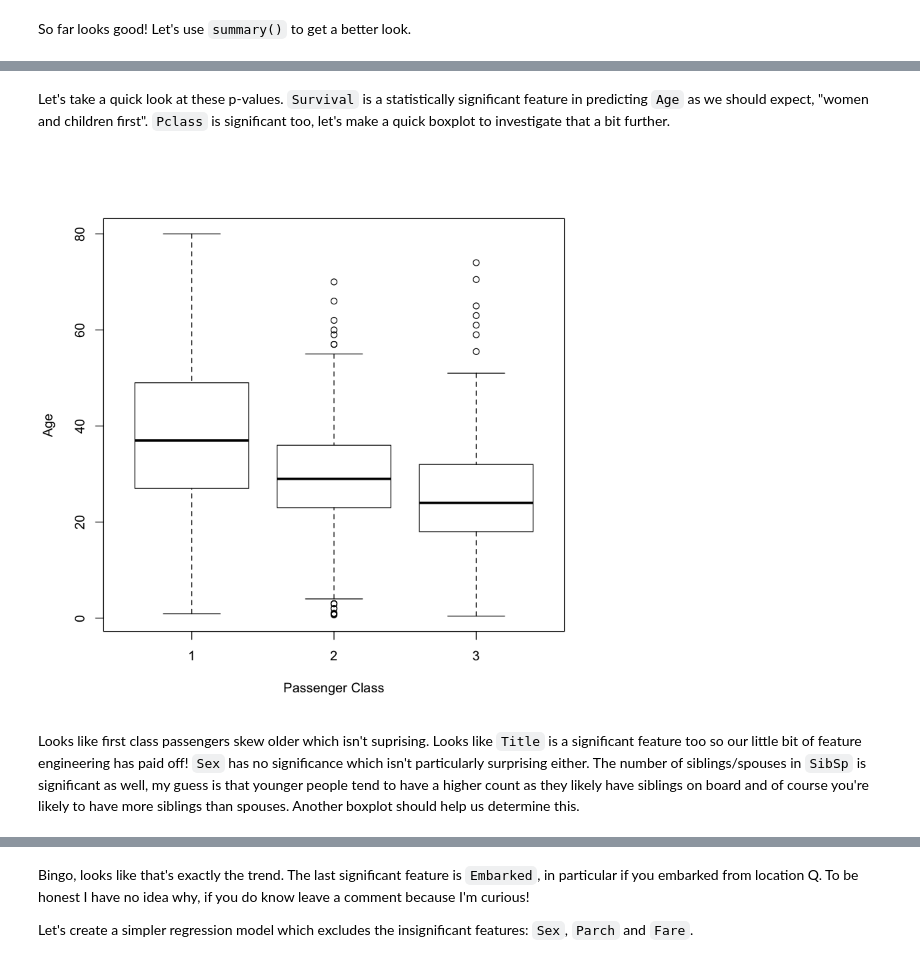
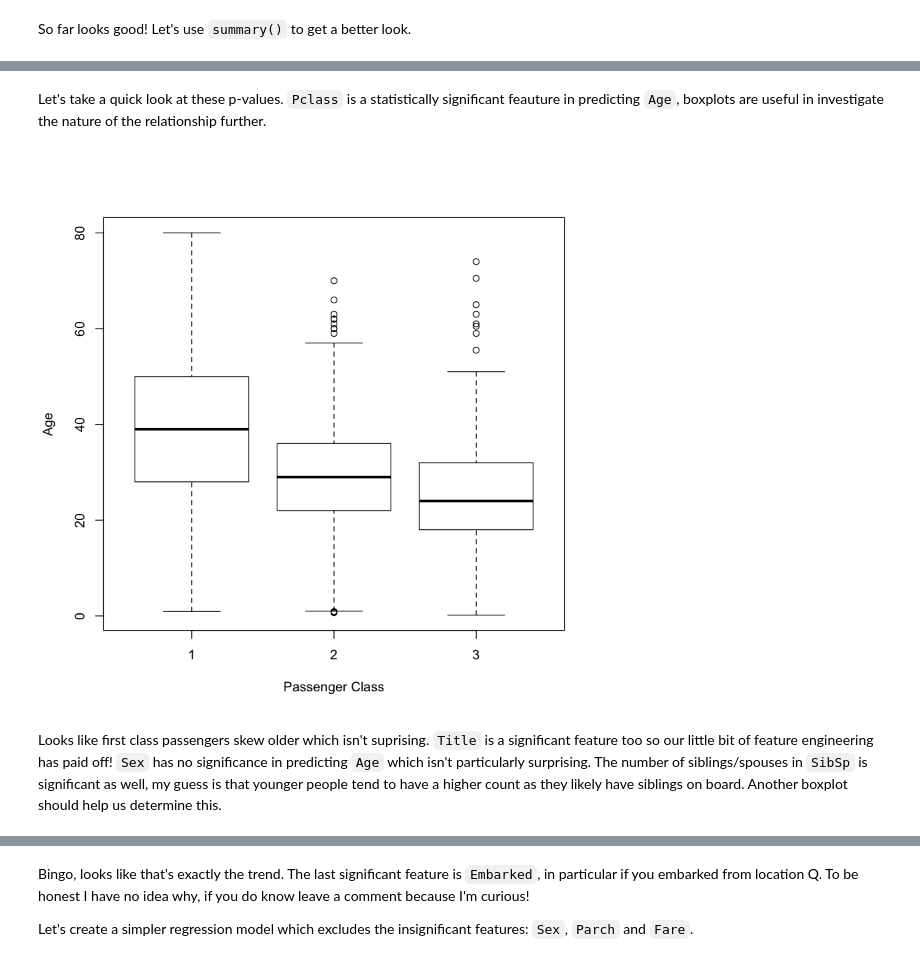
Before and after one commit to athi94/kaggle-titanic, a Jupyter notebook: notebooks/Titanic_in_R.ipynb, the cells around one changed output, grey strips where cells are left out. Drawn from its saved outputs; the diff is of its cells as text; code cells hidden in the pictures.

```diff
--- a/notebooks/Titanic_in_R.ipynb
+++ b/notebooks/Titanic_in_R.ipynb
@@ -126,9 +137,9 @@ There's essentially two strategies you can employ when you have to deal with mis
 
 Let's go from easy to hard, and start off with the `Embarked` feature which is only missing two values. This is a totally trivial amount of missing data so we'll just use a really simple 'most frequent' imputation which is exactly what it sounds like, replace the missing value with the most frequent level for that feature.
 # %%
-mcl = fr_train$Embarked[which.max(fr_train$Embarked)]
-fr_train$Embarked[which(is.na(fr_train$Embarked))] = mcl
+mcl = fr_titanic$Embarked[which.max(fr_titanic$Embarked)]
+fr_titanic$Embarked[which(is.na(fr_train$Embarked))] = mcl
 
-naSummary(fr_train)
+naSummary(fr_titanic)
 # %% [output]
 |  | naCount | naPc |
@@ -145,0 +162,3 @@ naSummary(fr_train)
+# %%
+fr_titanic$Fare[which(is.na(fr_titanic$Fare))] = mean(fr_titanic$Fare, na.rm=TRUE)
+naSummary(fr_titanic)
@@ -209,14 +243,14 @@ I think there would be some amount of predictive power to these title if we had
 Since we're removing a lot of levels we have to use the `droplevels()` command to remove them from the feature within R.
 # %%
 mr_alias = c('Dr', 'Rev', 'Major', 'Col', 'Jonkheer', 'Don', 'Sir', 'Capt')
-mrs_alias = c('Lady', 'Mme', 'th')
+mrs_alias = c('Dona', 'Lady', 'Mme', 'th')
 miss_alias = c('Mlle', 'Ms')
 
-fr_train$Title[which(fr_train$Title %in% mr_alias)] = 'Mr'
-fr_train$Title[which(fr_train$Title %in% mrs_alias)] = 'Mrs'
-fr_train$Title[which(fr_train$Title %in% miss_alias)] = 'Miss'
+fr_titanic$Title[which(fr_titanic$Title %in% mr_alias)] = 'Mr'
+fr_titanic$Title[which(fr_titanic$Title %in% mrs_alias)] = 'Mrs'
+fr_titanic$Title[which(fr_titanic$Title %in% miss_alias)] = 'Miss'
 
-fr_train$Title = droplevels(fr_train$Title)
-summary(fr_train$Title)
+fr_titanic$Title = droplevels(fr_titanic$Title)
+summary(fr_titanic$Title)
 # %% [output]
 Master   Miss     Mr    Mrs
@@ -228,6 +262,6 @@ First I'm going to define a new dataframe which contains only the features we ne
 # %%
-rr_train = subset(fr_train, select=-c(Name, Ticket, Cabin))
-rr_train = na.omit(rr_train)
+rr_train = subset(fr_titanic, select=-c(Survived, Name, Ticket, Cabin, Set))
+rr_train = na.omit(rr_train) # Omits test data as Survived values are all NA's
 
 head(rr_train)
 # %% [output]
@@ -262,11 +296,11 @@ F-statistic: 43.82 on 12 and 701 DF,  p-value: < 2.2e-16
 # %% [markdown]
-Let's take a quick look at these p-values. `Survival` is a statistically significant feature in predicting `Age` as we should expect, "women and children first". `Pclass` is significant too, let's make a quick boxplot to investigate that a bit further.
+Let's take a quick look at these p-values. `Pclass` is a statistically significant feauture in predicting `Age`, boxplots are useful in investigate the nature of the relationship further.
 # %%
-plot(rr_train$Pclass, rr_train$Age, xlab="Passenger Class", ylab="Age")
+plot(as.factor(rr_train$Pclass), rr_train$Age, xlab="Passenger Class", ylab="Age")
 # %% [output]
-[figure, old version]
+[figure, new version]
 # %% [markdown]
-Looks like first class passengers skew older which isn't suprising. Looks like `Title` is a significant feature too so our little bit of feature engineering has paid off! `Sex` has no significance which isn't particularly surprising either. The number of siblings/spouses in `SibSp` is significant as well, my guess is that younger people tend to have a higher count as they likely have siblings on board and of course you're likely to have more siblings than spouses. Another boxplot should help us determine this.
+Looks like first class passengers skew older which isn't suprising. `Title` is a significant feature too so our little bit of feature engineering has paid off! `Sex` has no significance in predicting `Age` which isn't particularly surprising. The number of siblings/spouses in `SibSp` is significant as well, my guess is that younger people tend to have a higher count as they likely have siblings on board. Another boxplot should help us determine this.
 # %%
 plot(as.factor(rr_train$SibSp), rr_train$Age, xlab="# siblings + spouses", ylab="Age")
 # %% [output]
```
Also changed, not shown: parts of 69 cells of this notebook.
